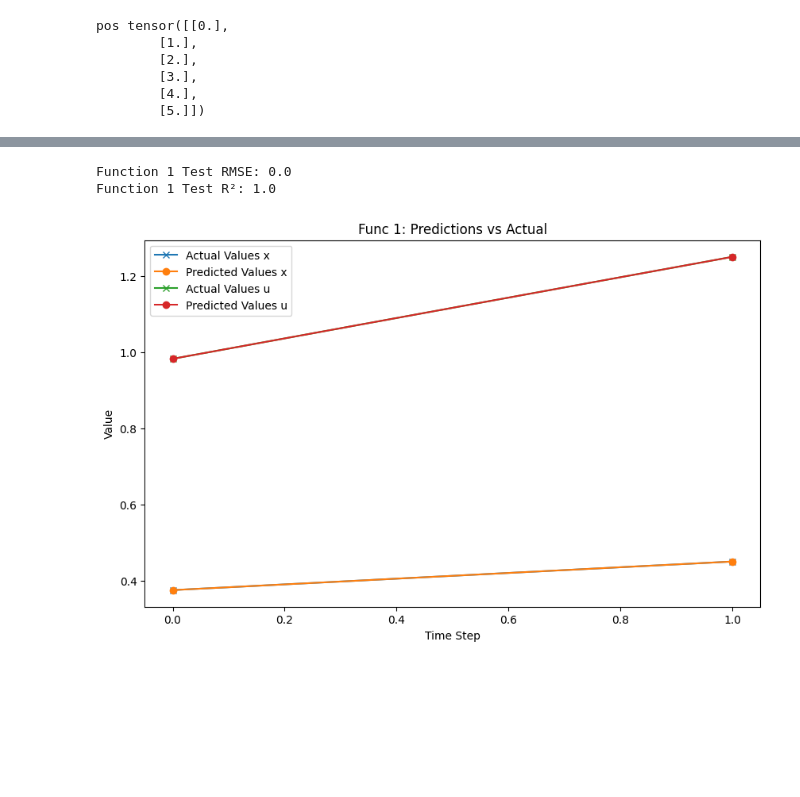
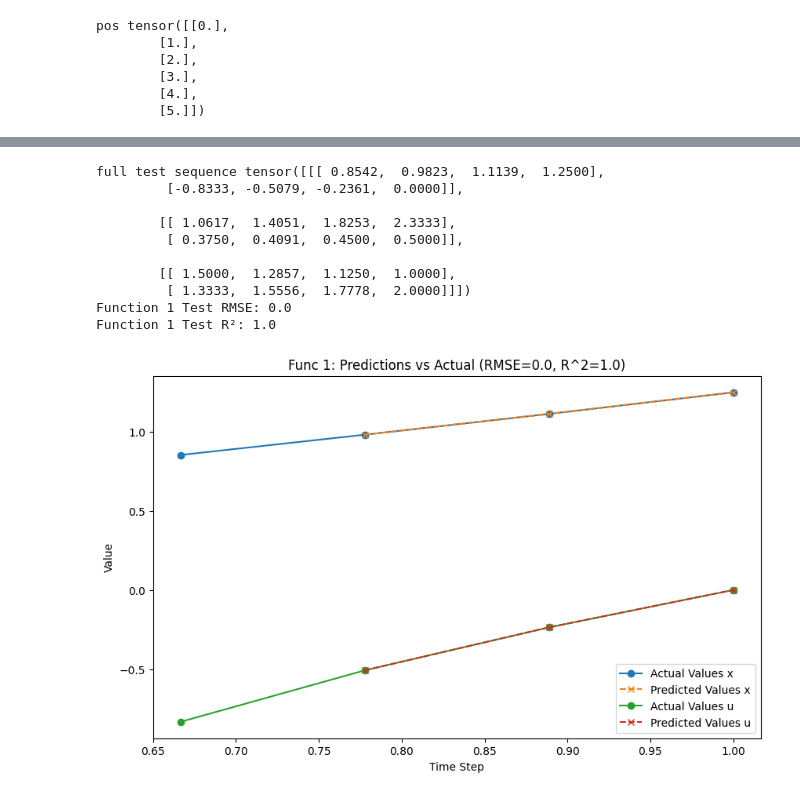
Before and after one commit to s-hallsworth/Transformer_Formulation, a Jupyter notebook: Optimal_Control_Toy/transformer2.ipynb, the cells around one changed output, grey strips where cells are left out. Saved outputs shown, nothing was run; the diff lists cells and outputs as text; code cells hidden in the pictures; blank space fills up the shorter version.

```diff
--- a/Optimal_Control_Toy/transformer2.ipynb
+++ b/Optimal_Control_Toy/transformer2.ipynb
@@ -348,15 +170,15 @@ test_dataloader = DataLoader(test_dataset, batch_size=1, shuffle=False)
 # %%
-src_vocab_size = 10
-tgt_vocab_size = 20
-d_model = 2
-num_heads = 2
-num_layers = 1
-d_ff = 15
-max_seq_length = train_array.shape[2]
-dropout = 0.1
-setups = train_array.shape[0]
-#batch_size = 64
+# define parameters
+d_model = 2                             # dimension of data 2 --> x,u
+num_heads = 2                           # number of attention heads for multihead attention
+num_layers = 1                          # number of decoder layers
+d_ff = 10                               # size of feed forward neural network
+max_seq_length = train_array.shape[2]   # maximum sequence length
+dropout = 0.1                           # dropout
+setups = train_array.shape[0]           # number of setups
+tgt_vocab_size = 20                     # for embedding but embedding not used
 
+# create transformer
 transformer = Decoder_Transformer(setups, tgt_vocab_size, d_model, num_heads, num_layers, d_ff, max_seq_length, dropout)
 # %% [output]
 pos tensor([[0.],
@@ -372,11 +194,12 @@ optimizer = optim.Adam(transformer.parameters(), lr=0.0001, betas=(0.9, 0.98), e
 
 transformer.train()
 
+EPOCH = 1000
 early_stop_count = 0
 min_val_loss = float('inf')
 train_losses = []
 
-for epoch in range(100):
+for epoch in range(EPOCH):
     train_loss = 0
 
     for x, y in train_dataloader: #for each batch
@@ -402,7 +225,7 @@ for epoch in range(100):
         early_stop_count += 1
 
     print(f"Epoch: {epoch+1}, Loss: {loss.item()}, Avg Loss of batch: {train_loss}")
-    if early_stop_count >= 20:
+    if early_stop_count >= 100:
         print("Stopping: Loss increasing")
         break
 # %% [output]
@@ -478,13 +301,17 @@ def plot_predictions_vs_actual(predictions, actual, title='Predictions vs Actual
     plt.figure(figsize=(10, 6))
 
     val=""
+
     for i in range(actual.shape[1]):
         if i ==1:
             val = 'u'
         else:
             val = 'x'
-        plt.plot(actual[i], '-x',label=f'Actual Values {val}')
-        plt.plot(predictions[i],'-o', label=f'Predicted Values {val}')
+
+        # print('actual: ',actual[:,i])
+        # print('predicted: ',predictions[:,i])
+        plt.plot(test_time[0].squeeze(0), actual[:,i], '-o',label=f'Actual Values {val}')
+        plt.plot(test_time[0,:,actual.shape[0]-predictions.shape[0]:].squeeze(0),predictions[:,i],'--x', label=f'Predicted Values {val}')
     plt.title(title)
     plt.xlabel('Time Step')
     plt.ylabel('Value')
@@ -498,15 +325,27 @@ def rmse_r2(predictions, actual, description ):
 
     print(f'{description} Test RMSE: {rmse}')
     print(f'{description} Test R²: {r_squared}')
+
+    return rmse, r_squared
 # %%
 #Metrics function 1
+test_array_tensor = torch.tensor(test_array, dtype=torch.float32)
+print('full test sequence',test_array_tensor)
 
-rmse_r2(val_outputs[0].squeeze(0),y_test_tensor.transpose(1,2)[0,:,:], 'Function 1')
-plot_predictions_vs_actual(val_outputs[0].squeeze(0),y_test_tensor.transpose(1,2)[0,:,:], 'Func 1: Predictions vs Actual')
+rmse, r_squared = rmse_r2(val_outputs[0].squeeze(0),y_test_tensor.transpose(1,2)[0,:,:], 'Function 1')
+plot_predictions_vs_actual(val_outputs[0].squeeze(0),test_array_tensor.transpose(1,2)[0,:,:], f'Func 1: Predictions vs Actual (RMSE={rmse}, R^2={r_squared})')
 # %% [output]
+full test sequence tensor([[[ 0.8542,  0.9823,  1.1139,  1.2500],
+         [-0.8333, -0.5079, -0.2361,  0.0000]],
+
+        [[ 1.0617,  1.4051,  1.8253,  2.3333],
+         [ 0.3750,  0.4091,  0.4500,  0.5000]],
+
+        [[ 1.5000,  1.2857,  1.1250,  1.0000],
+         [ 1.3333,  1.5556,  1.7778,  2.0000]]])
 Function 1 Test RMSE: 0.0
 Function 1 Test R²: 1.0
-[figure, old version]
+[figure, new version]
 # %%
 #Metrics function 2
 
```
Also changed, not shown: parts of 26 cells of this notebook, 1 other file.
